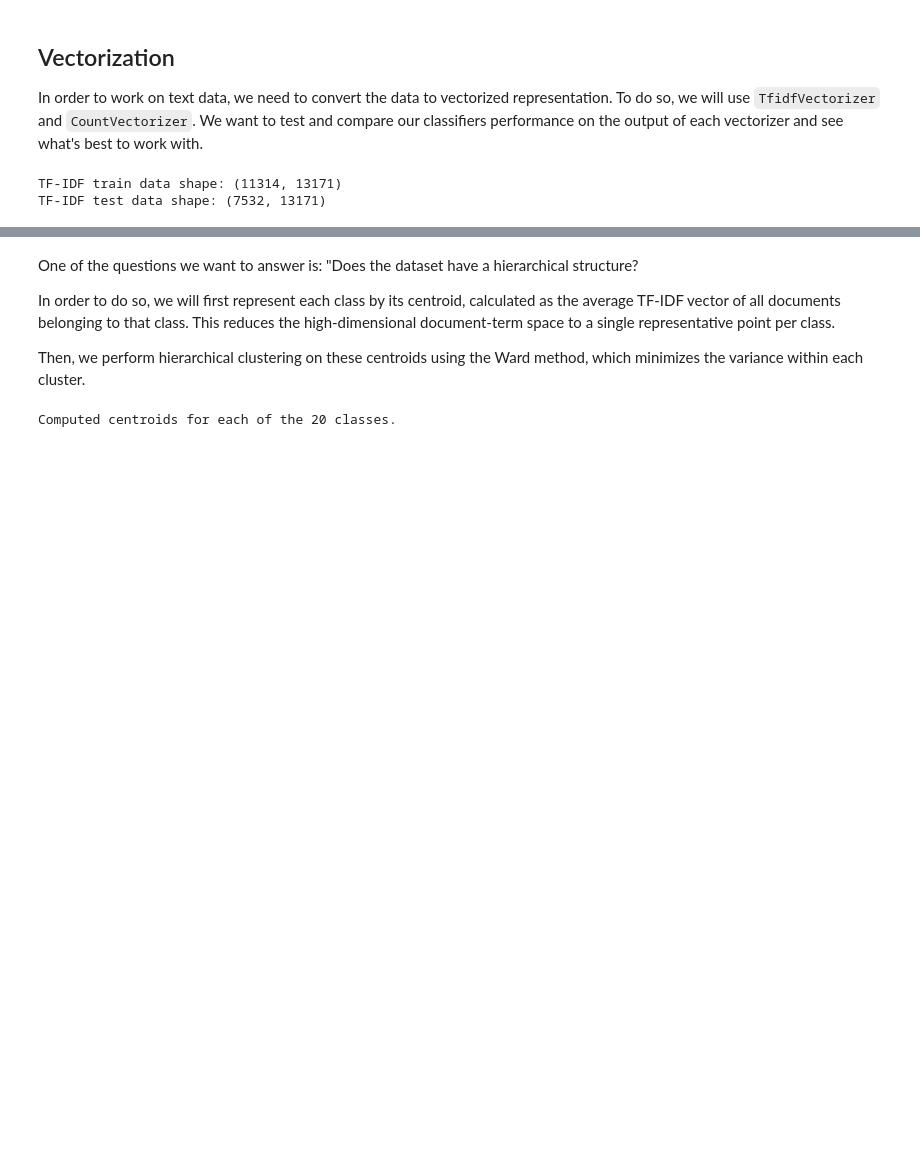
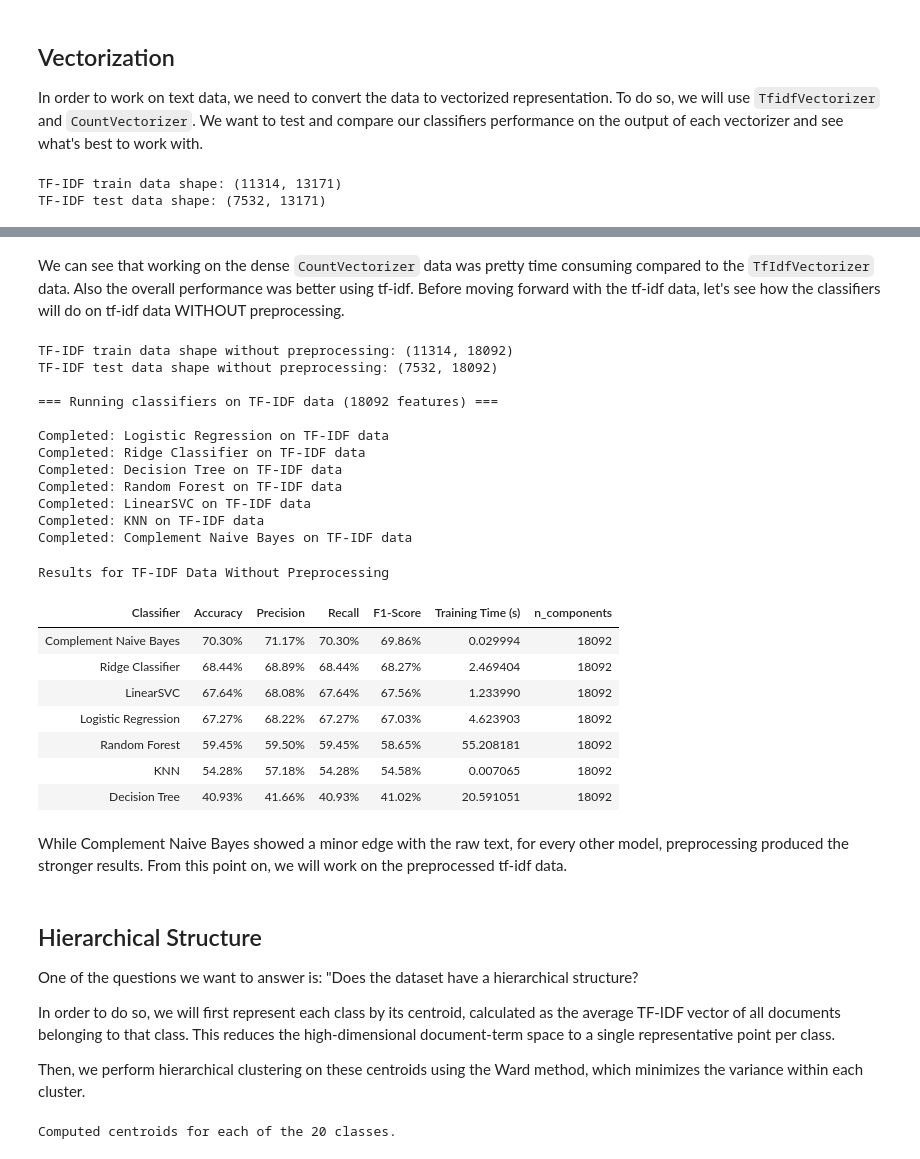
Before and after one commit to benami171/ML_FinalProject, a Jupyter notebook: project.ipynb, the cells around one changed output, grey strips where cells are left out. Cells and saved outputs as stored; diff of their text form; code cells hidden in the pictures; blank space fills up the shorter version.

```diff
--- a/project.ipynb
+++ b/project.ipynb
@@ -214,4 +374,59 @@ print("CountVectorizer test data shape:", X_test_counts.shape)
+# %% [markdown]
+We can see that working on the dense `CountVectorizer` data was pretty time consuming compared to the `TfIdfVectorizer` data.
+Also the overall performance was better using tf-idf.
+Before moving forward with the tf-idf data, let's see how the classifiers will do on tf-idf data WITHOUT preprocessing.
+# %%
+# Create a TF-IDF Vectorizer with the custom analyzer.
+tfidf_vect_woPreproc = TfidfVectorizer(
+    max_df=0.5,                # ignore terms that appear in more than 50% of the documents
+    min_df=5,                   # ignore terms that appear in fewer than 5 documents
+)
+
+X_train_tfidf_woPreproc = tfidf_vect_woPreproc.fit_transform(X_train) # fit - learn the vocabulary and idf, transform - converting documents into document-term matrix
+X_test_tfidf_woPreproc = tfidf_vect_woPreproc.transform(X_test) # transform - converting documents into document-term matrix based on the vocabulary and idf learned from the training data
+
+print("TF-IDF train data shape without preprocessing:", X_train_tfidf_woPreproc.shape)
+print("TF-IDF test data shape without preprocessing:", X_test_tfidf_woPreproc.shape)
+
+results_tfidf_woPreproc = evaluate_classifiers(classifiers, X_train_tfidf_woPreproc, X_test_tfidf_woPreproc, y_train, y_test, "TF-IDF")
+results_df_tfidf_woPreproc = pd.DataFrame(results_tfidf_woPreproc)
+
+styled_df_tfidf_woPreproc = (
+    format_results_table(results_df_tfidf_woPreproc, groupby='n_components').style \
+    .set_caption("Results for TF-IDF Data Without Preprocessing") \
+    .format({
+        'Accuracy': '{:.2f}%',
+        'Precision': '{:.2f}%',
+        'Recall': '{:.2f}%',
+        'F1-Score': '{:.2f}%'
+    }))
+display(styled_df_tfidf_woPreproc.hide())
+# %% [output]
+TF-IDF train data shape without preprocessing: (11314, 18092)
+TF-IDF test data shape without preprocessing: (7532, 18092)
+
+=== Running classifiers on TF-IDF data (18092 features) ===
+
+Completed: Logistic Regression on TF-IDF data
+Completed: Ridge Classifier on TF-IDF data
+Completed: Decision Tree on TF-IDF data
+Completed: Random Forest on TF-IDF data
+Completed: LinearSVC on TF-IDF data
+Completed: KNN on TF-IDF data
+Completed: Complement Naive Bayes on TF-IDF data
+Results for TF-IDF Data Without Preprocessing
+| Classifier | Accuracy | Precision | Recall | F1-Score | Training Time (s) | n_components |
+| Complement Naive Bayes | 70.30% | 71.17% | 70.30% | 69.86% | 0.029994 | 18092 |
+| Ridge Classifier | 68.44% | 68.89% | 68.44% | 68.27% | 2.469404 | 18092 |
+| LinearSVC | 67.64% | 68.08% | 67.64% | 67.56% | 1.233990 | 18092 |
+| Logistic Regression | 67.27% | 68.22% | 67.27% | 67.03% | 4.623903 | 18092 |
+| Random Forest | 59.45% | 59.50% | 59.45% | 58.65% | 55.208181 | 18092 |
+| KNN | 54.28% | 57.18% | 54.28% | 54.58% | 0.007065 | 18092 |
+| Decision Tree | 40.93% | 41.66% | 40.93% | 41.02% | 20.591051 | 18092 |
+# %% [markdown]
+While Complement Naive Bayes showed a minor edge with the raw text, for every other model, preprocessing produced the stronger results. From this point on, we will work on the preprocessed tf-idf data.
 # %% [markdown]
+## Hierarchical Structure
 One of the questions we want to answer is: "Does the dataset have a hierarchical structure?
 
 In order to do so, we will first represent each class by its centroid, calculated as the average TF‑IDF vector of all documents belonging to that class. This reduces the high-dimensional document-term space to a single representative point per class.
```
Also changed, not shown: parts of 29 cells of this notebook.
